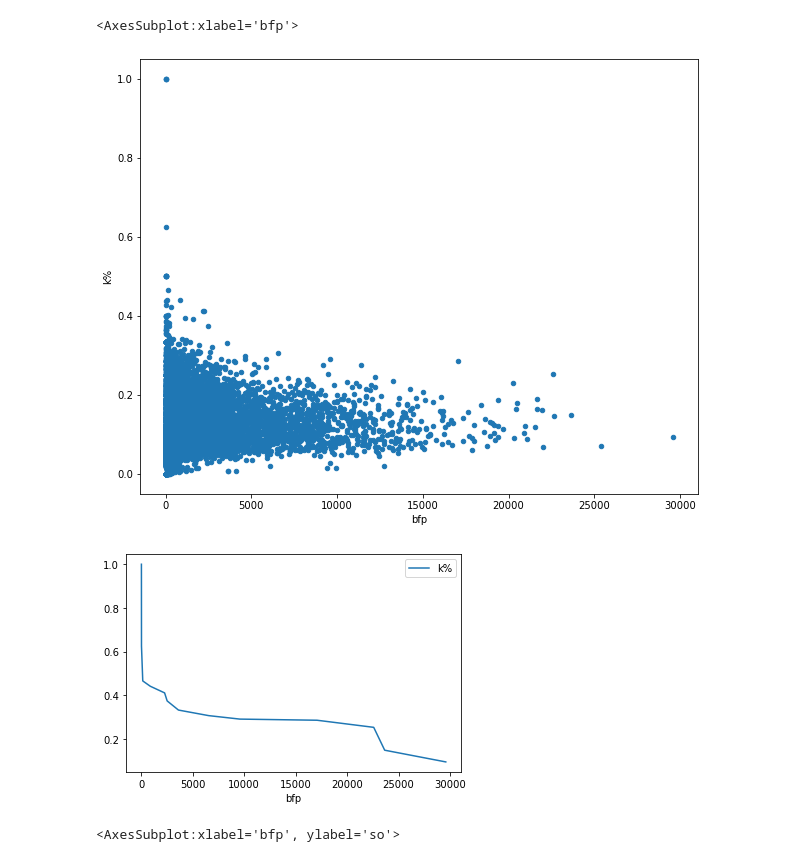
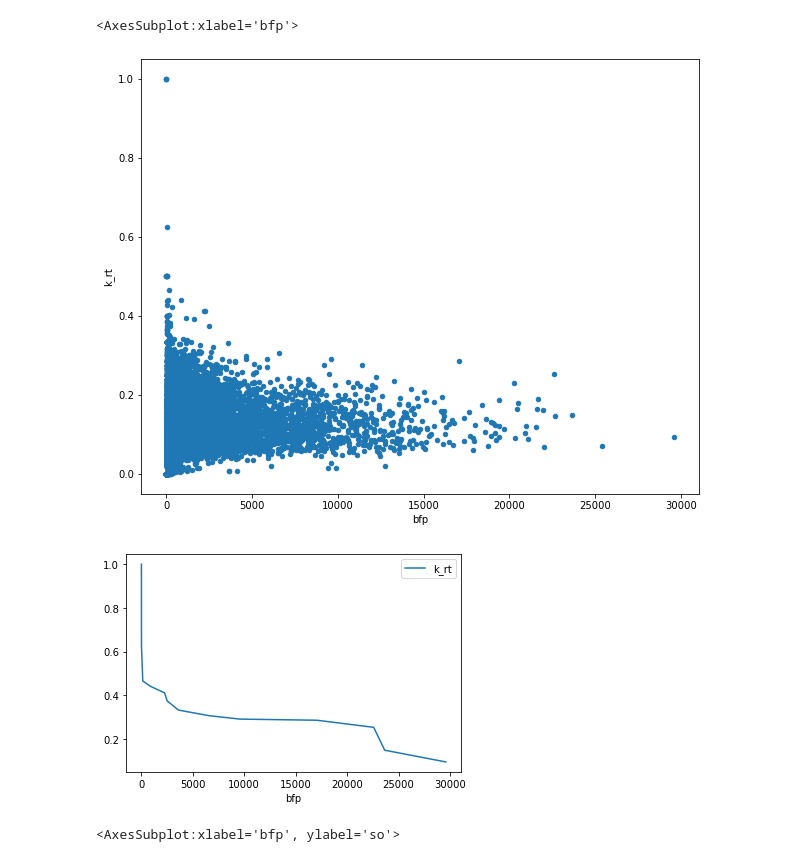
Before and after one commit to sdvinay/baseball_sql, a Jupyter notebook: pandas/all_time_Kpct_leaders.ipynb, the cells around one changed output. Saved outputs shown, nothing was run; the diff lists cells and outputs as text; code cells hidden in the pictures.

```diff
--- a/pandas/all_time_Kpct_leaders.ipynb
+++ b/pandas/all_time_Kpct_leaders.ipynb
@@ -22,8 +23,9 @@ careers
 # %%
-careers['k%'] = careers['so']/careers['bfp']
-careers['cummax_k%'] = careers['k%'].cummax()
-all_time_leaders = (careers[careers['k%']==careers['cummax_k%']]) \
-    .sort_values('k%', ascending=False)
-
+careers['k_rt'] = careers['so']/careers['bfp']
+cummax_k_rt = careers['k_rt'].cummax()
+all_time_leaders = careers.query('k_rt == @cummax_k_rt') \
+    [['bfp', 'so', 'k_rt']] \
+    .sort_values('k_rt', ascending=False)
+all_time_leaders['name'] = bsu.get_player_names_df(all_time_leaders, 'player_id')
 all_time_leaders
 # %% [output]
@@ -76,12 +75,12 @@ Nolan Ryan           25.3%  5714  22575
 Walter Johnson       14.8%  3509  23642
 Cy Young              9.5%  2803  29579
 # %%
-careers.plot.scatter(x='bfp', y='k%', figsize=(10,8))
-all_time_leaders.plot.line(x='bfp', y='k%')
+careers.plot.scatter(x='bfp', y='k_rt', figsize=(10,8))
+all_time_leaders.plot.line(x='bfp', y='k_rt')
 # %% [output]
 <AxesSubplot:xlabel='bfp'>
 [figure]
-[figure, old version]
+[figure, new version]
 # %%
 careers.plot.scatter(x='bfp', y='so')
 # %% [output]
```
Also changed, not shown: parts of 5 cells of this notebook.
